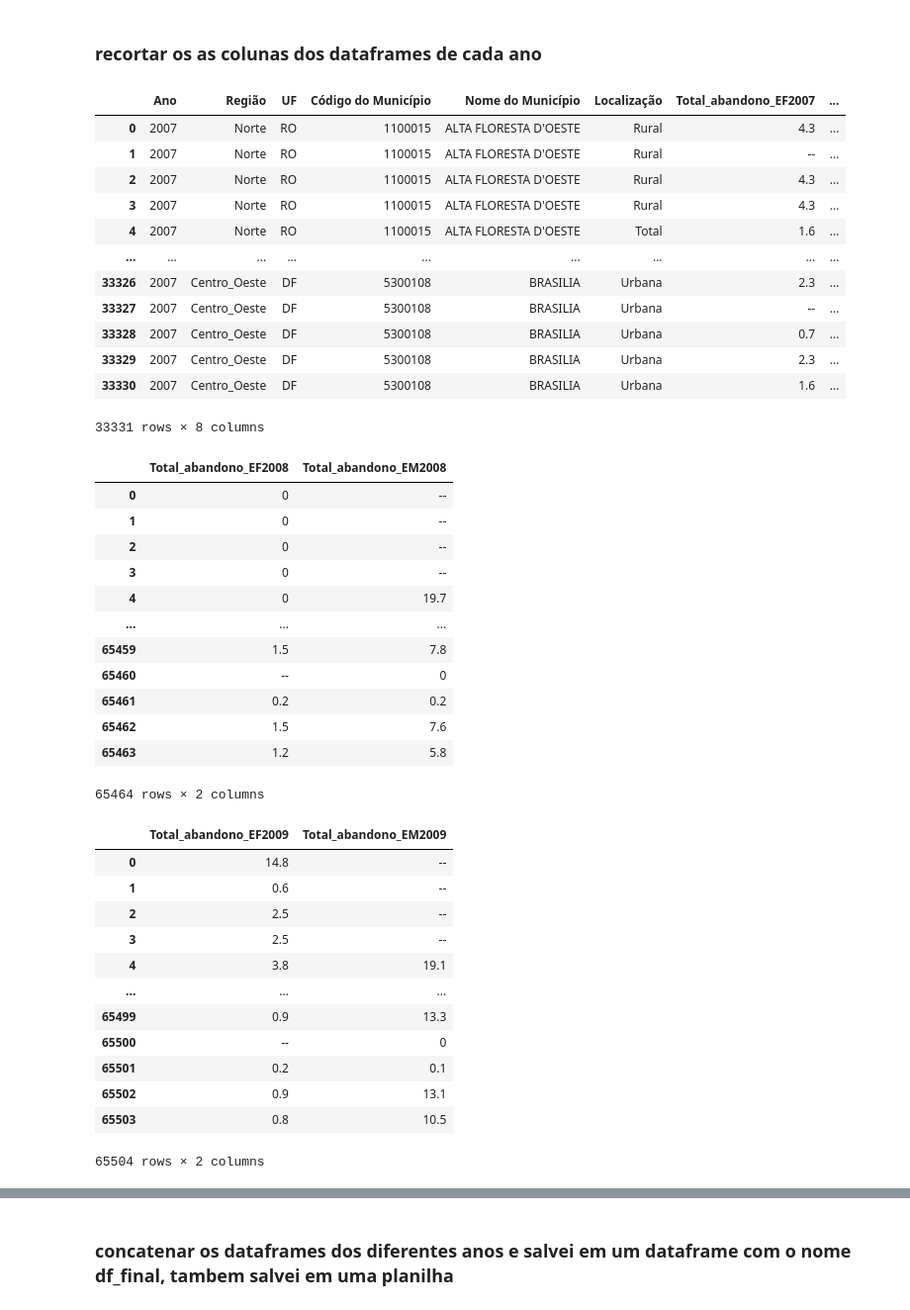
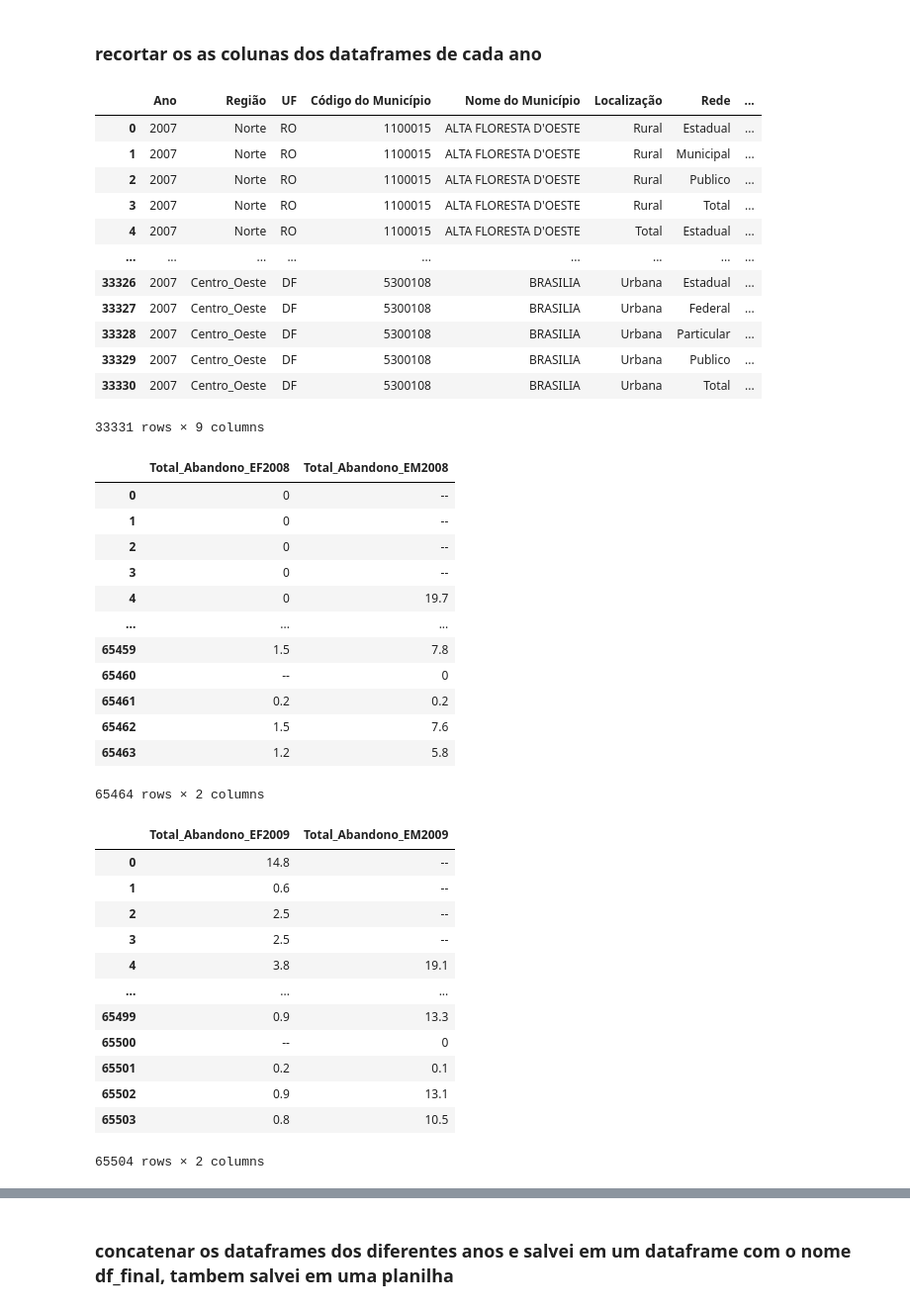
Before and after one commit to thiagodasillva/escolarData, a Jupyter notebook: mesclagem.ipynb, the cells around one changed output, grey strips where cells are left out. Shown at 99% size. Cells and saved outputs as stored; diff of their text form; code cells hidden in the pictures.

```diff
--- a/mesclagem.ipynb
+++ b/mesclagem.ipynb
@@ -3,28 +3,28 @@ import pandas as pd
 # %% [markdown]
 ### recortar os as colunas dos dataframes de cada ano
 # %%
-df2007 = pd.read_csv("Dados Tratados/dadosTratados2007.csv")
+df2007 = pd.read_csv("rendimento_escolar/Dados Tratados/dadosTratados2007.csv")
 df2007
 # %% [output]
-|  | Ano | Região | UF | Código do Município | Nome do Município | Localização | Total_abandono_EF2007 | ... |
-| 0 | 2007 | Norte | RO | 1100015 | ALTA FLORESTA D'OESTE | Rural | 4.3 | ... |
-| 1 | 2007 | Norte | RO | 1100015 | ALTA FLORESTA D'OESTE | Rural | -- | ... |
-| 2 | 2007 | Norte | RO | 1100015 | ALTA FLORESTA D'OESTE | Rural | 4.3 | ... |
-| 3 | 2007 | Norte | RO | 1100015 | ALTA FLORESTA D'OESTE | Rural | 4.3 | ... |
-| 4 | 2007 | Norte | RO | 1100015 | ALTA FLORESTA D'OESTE | Total | 1.6 | ... |
+|  | Ano | Região | UF | Código do Município | Nome do Município | Localização | Rede | ... |
+| 0 | 2007 | Norte | RO | 1100015 | ALTA FLORESTA D'OESTE | Rural | Estadual | ... |
+| 1 | 2007 | Norte | RO | 1100015 | ALTA FLORESTA D'OESTE | Rural | Municipal | ... |
+| 2 | 2007 | Norte | RO | 1100015 | ALTA FLORESTA D'OESTE | Rural | Publico | ... |
+| 3 | 2007 | Norte | RO | 1100015 | ALTA FLORESTA D'OESTE | Rural | Total | ... |
+| 4 | 2007 | Norte | RO | 1100015 | ALTA FLORESTA D'OESTE | Total | Estadual | ... |
 | ... | ... | ... | ... | ... | ... | ... | ... | ... |
-| 33326 | 2007 | Centro_Oeste | DF | 5300108 | BRASILIA | Urbana | 2.3 | ... |
-| 33327 | 2007 | Centro_Oeste | DF | 5300108 | BRASILIA | Urbana | -- | ... |
-| 33328 | 2007 | Centro_Oeste | DF | 5300108 | BRASILIA | Urbana | 0.7 | ... |
-| 33329 | 2007 | Centro_Oeste | DF | 5300108 | BRASILIA | Urbana | 2.3 | ... |
-| 33330 | 2007 | Centro_Oeste | DF | 5300108 | BRASILIA | Urbana | 1.6 | ... |
+| 33326 | 2007 | Centro_Oeste | DF | 5300108 | BRASILIA | Urbana | Estadual | ... |
+| 33327 | 2007 | Centro_Oeste | DF | 5300108 | BRASILIA | Urbana | Federal | ... |
+| 33328 | 2007 | Centro_Oeste | DF | 5300108 | BRASILIA | Urbana | Particular | ... |
+| 33329 | 2007 | Centro_Oeste | DF | 5300108 | BRASILIA | Urbana | Publico | ... |
+| 33330 | 2007 | Centro_Oeste | DF | 5300108 | BRASILIA | Urbana | Total | ... |
-33331 rows × 8 columns
+33331 rows × 9 columns
 # %%
-df2008 = pd.read_csv("Dados Tratados/dadosTratados2008.csv")
-df2008= df2008.iloc[:,[6,7]]
+df2008 = pd.read_csv("rendimento_escolar/Dados Tratados/dadosTratados2008.csv")
+df2008= df2008.iloc[:,[7,8]]
 df2008
 # %% [output]
-|  | Total_abandono_EF2008 | Total_abandono_EM2008 |
+|  | Total_Abandono_EF2008 | Total_Abandono_EM2008 |
 | 0 | 0 | -- |
 | 1 | 0 | -- |
 | 2 | 0 | -- |
@@ -38,11 +38,11 @@ df2008
 | 65463 | 1.2 | 5.8 |
 65464 rows × 2 columns
 # %%
-df2009 = pd.read_csv("Dados Tratados/dadosTratados2009.csv")
-df2009= df2009.iloc[:,[6,7]]
+df2009 = pd.read_csv("rendimento_escolar/Dados Tratados/dadosTratados2009.csv")
+df2009= df2009.iloc[:,[7,8]]
 df2009
 # %% [output]
-|  | Total_abandono_EF2009 | Total_abandono_EM2009 |
+|  | Total_Abandono_EF2009 | Total_Abandono_EM2009 |
 | 0 | 14.8 | -- |
 | 1 | 0.6 | -- |
 | 2 | 2.5 | -- |
```
Also changed, not shown: parts of 17 cells of this notebook, 20 other files.
